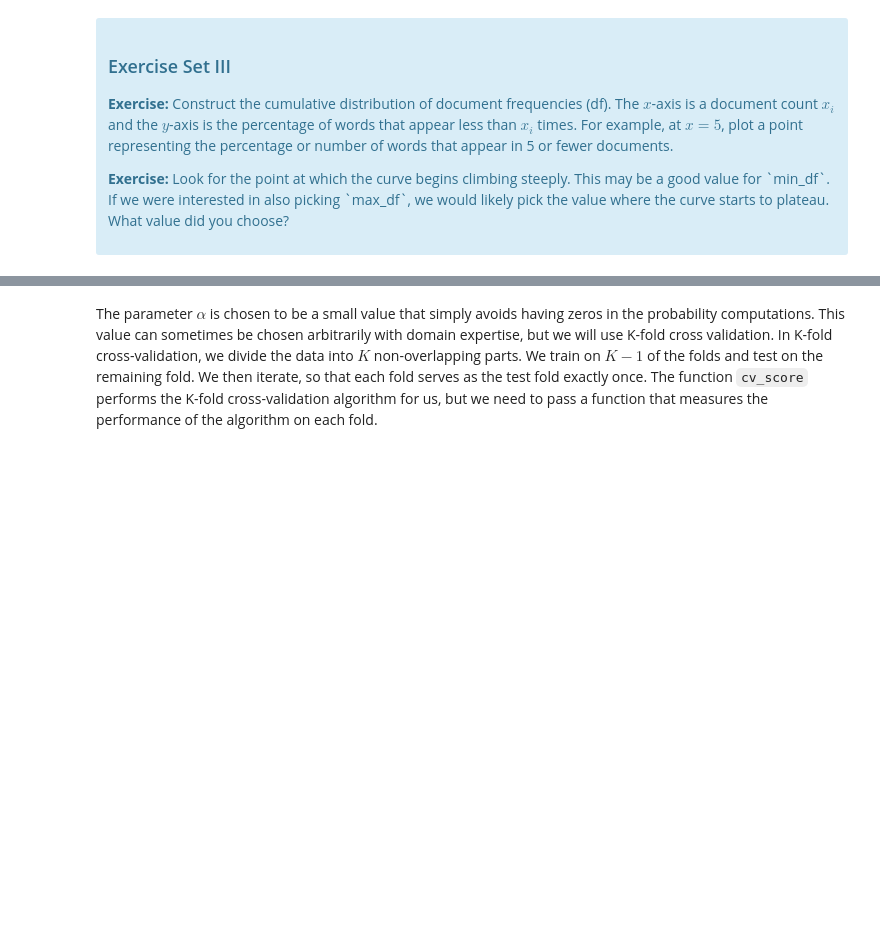
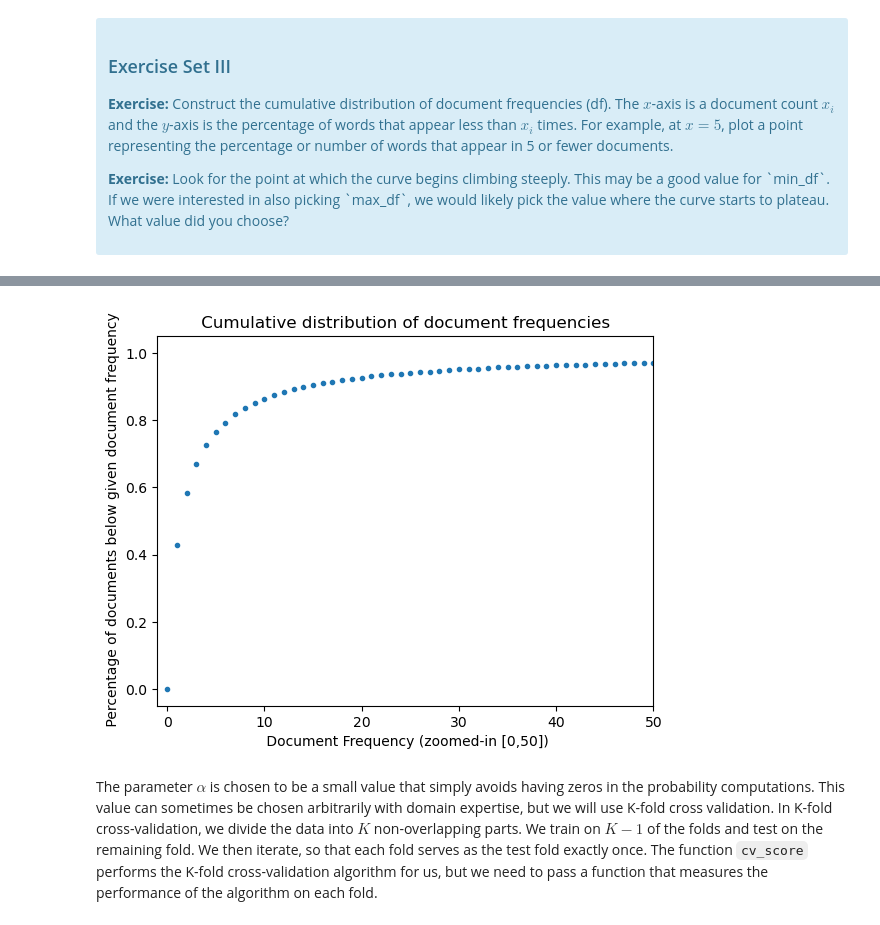
Before and after one commit to yoheita/Springboard, a Jupyter notebook: Case Studies/Mini_Project_Naive_Bayes.ipynb, the cells around one changed output, grey strips where cells are left out. Drawn from its saved outputs; the diff is of its cells as text; code cells hidden in the pictures; blank space fills up the shorter version.

```diff
--- a/Case Studies/Mini_Project_Naive_Bayes.ipynb
+++ b/Case Studies/Mini_Project_Naive_Bayes.ipynb
@@ -336,3 +349,12 @@ print(y)
+# %%
+plt.plot(x_values, y_values, marker = '.',linestyle = 'none')
+plt.xlim([-1,50])
+plt.ylabel(' Percentage of documents below given document frequency')
+plt.xlabel(' Document Frequency (zoomed-in [0,50])')
+plt.title(' Cumulative distribution of document frequencies ')
+plt.show()
+# %% [output]
+[figure, added]
 # %% [markdown]
 The parameter $\alpha$ is chosen to be a small value that simply avoids having zeros in the probability computations. This value can sometimes be chosen arbitrarily with domain expertise, but we will use K-fold cross validation. In K-fold cross-validation, we divide the data into $K$ non-overlapping parts. We train on $K-1$ of the folds and test on the remaining fold. We then iterate, so that each fold serves as the test fold exactly once. The function `cv_score` performs the K-fold cross-validation algorithm for us, but we need to pass a function that measures the performance of the algorithm on each fold.
 # %%
```
Also changed, not shown: parts of 22 cells of this notebook.
